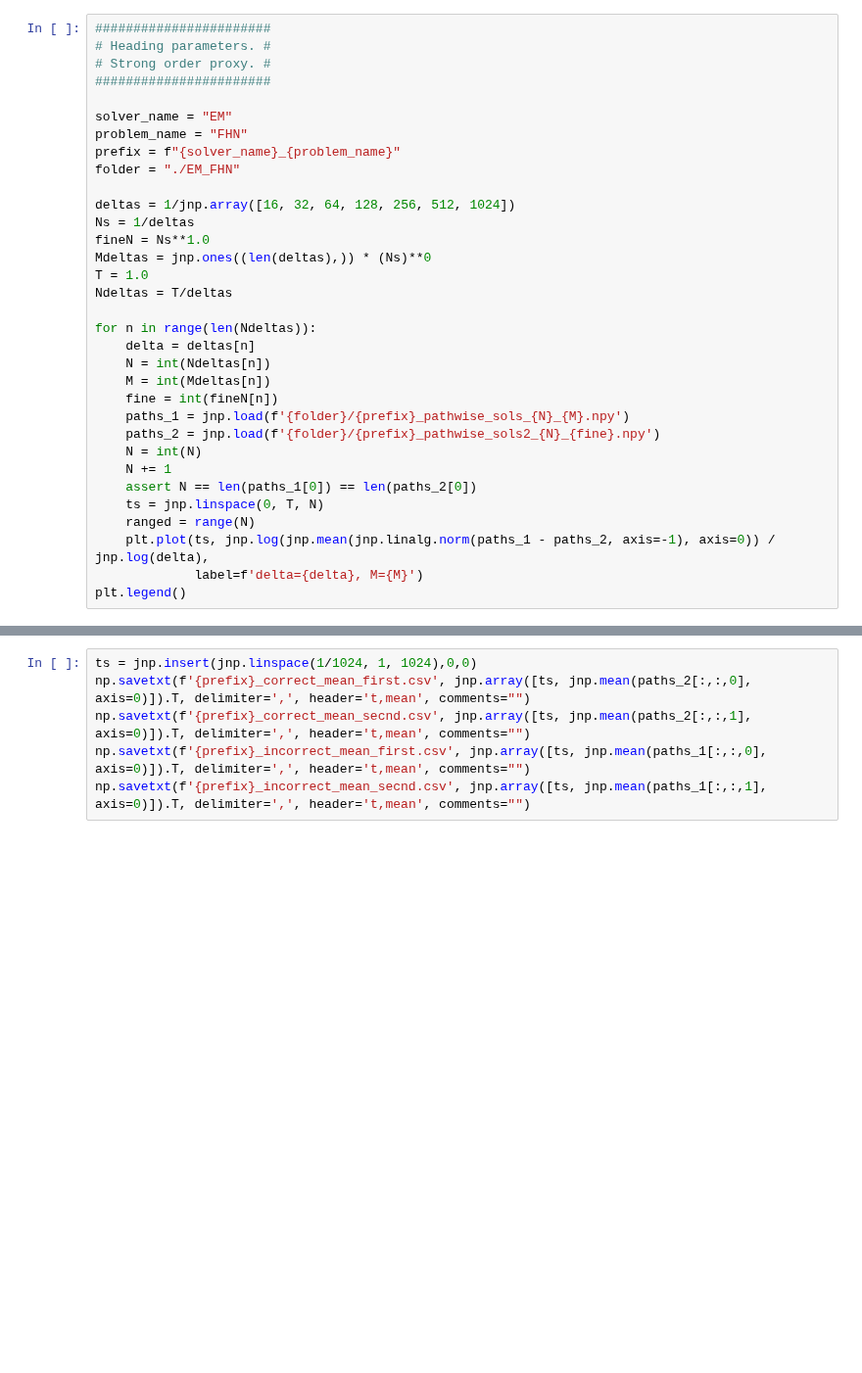
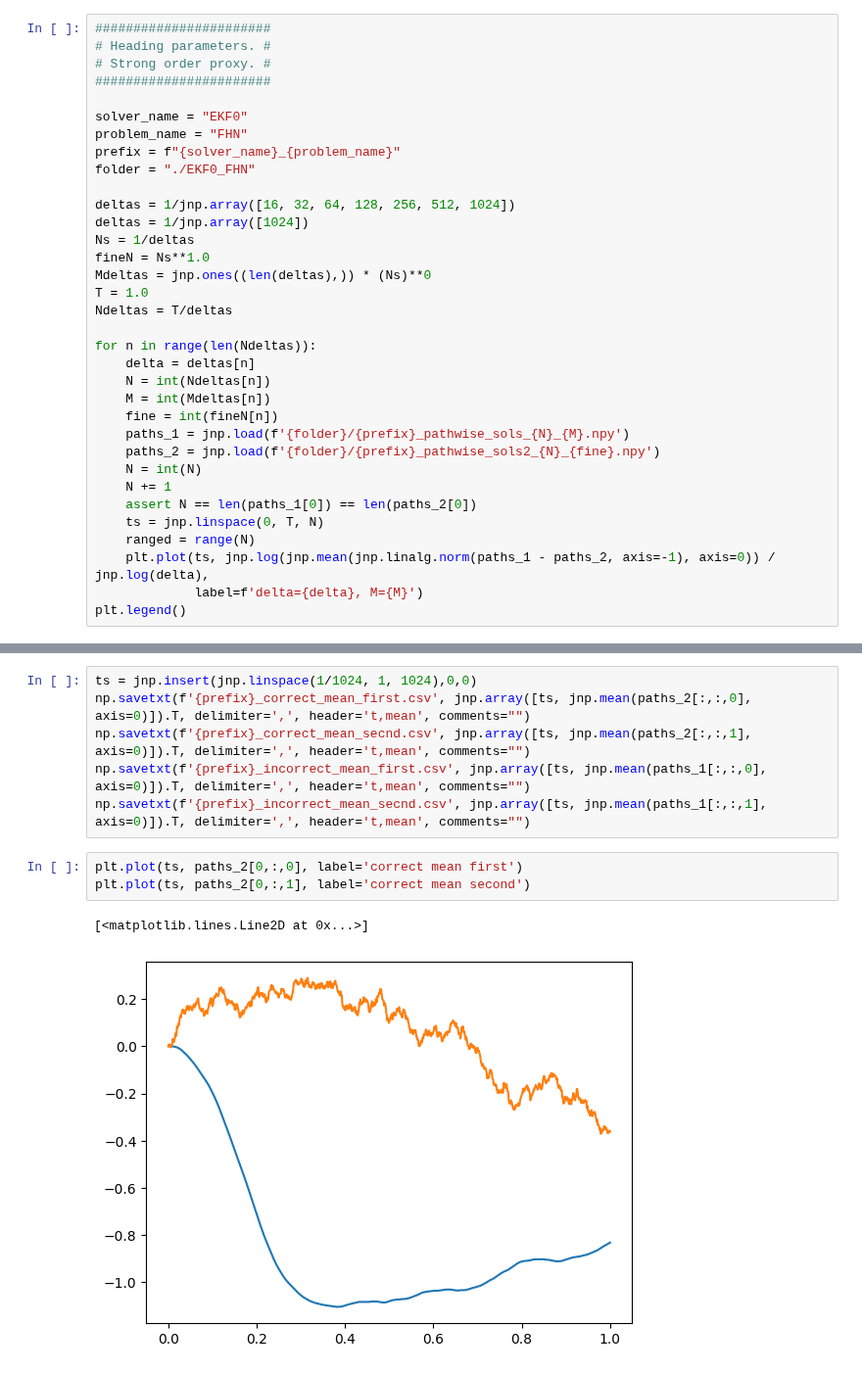
Before and after one commit to ylefay/bayesianSDEsolver, a Jupyter notebook: scripts/Untitled.ipynb, the cells around one changed output, grey strips where cells are left out. Shown at 98% size. Saved outputs shown, nothing was run; the diff lists cells and outputs as text; blank space fills up the shorter version.

```diff
--- a/scripts/Untitled.ipynb
+++ b/scripts/Untitled.ipynb
@@ -10,12 +10,13 @@ from sklearn.linear_model import LinearRegression
 # Strong order proxy. #
 #######################
 
-solver_name = "EM"
+solver_name = "EKF0"
 problem_name = "FHN"
 prefix = f"{solver_name}_{problem_name}"
-folder = "./EM_FHN"
+folder = "./EKF0_FHN"
 
 deltas = 1/jnp.array([16, 32, 64, 128, 256, 512, 1024])
+deltas = 1/jnp.array([1024])
 Ns = 1/deltas
 fineN = Ns**1.0
 Mdeltas = jnp.ones((len(deltas),)) * (Ns)**0
@@ -136,3 +136,9 @@ np.savetxt(f'{prefix}_correct_mean_first.csv', jnp.array([ts, jnp.mean(paths_2[:
 np.savetxt(f'{prefix}_correct_mean_secnd.csv', jnp.array([ts, jnp.mean(paths_2[:,:,1], axis=0)]).T, delimiter=',', header='t,mean', comments="")
 np.savetxt(f'{prefix}_incorrect_mean_first.csv', jnp.array([ts, jnp.mean(paths_1[:,:,0], axis=0)]).T, delimiter=',', header='t,mean', comments="")
 np.savetxt(f'{prefix}_incorrect_mean_secnd.csv', jnp.array([ts, jnp.mean(paths_1[:,:,1], axis=0)]).T, delimiter=',', header='t,mean', comments="")
+# %%
+plt.plot(ts, paths_2[0,:,0], label='correct mean first')
+plt.plot(ts, paths_2[0,:,1], label='correct mean second')
+# %% [output]
+[<matplotlib.lines.Line2D at 0x...>]
+[figure, added]
```
Also changed, not shown: parts of 7 cells of this notebook, 3 other files.
